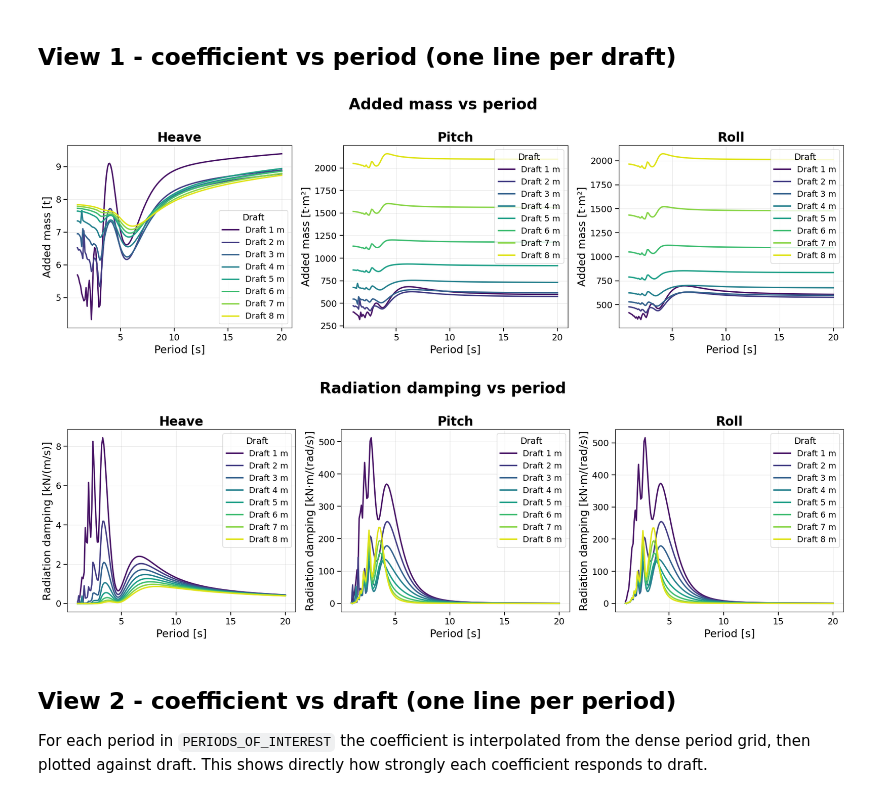
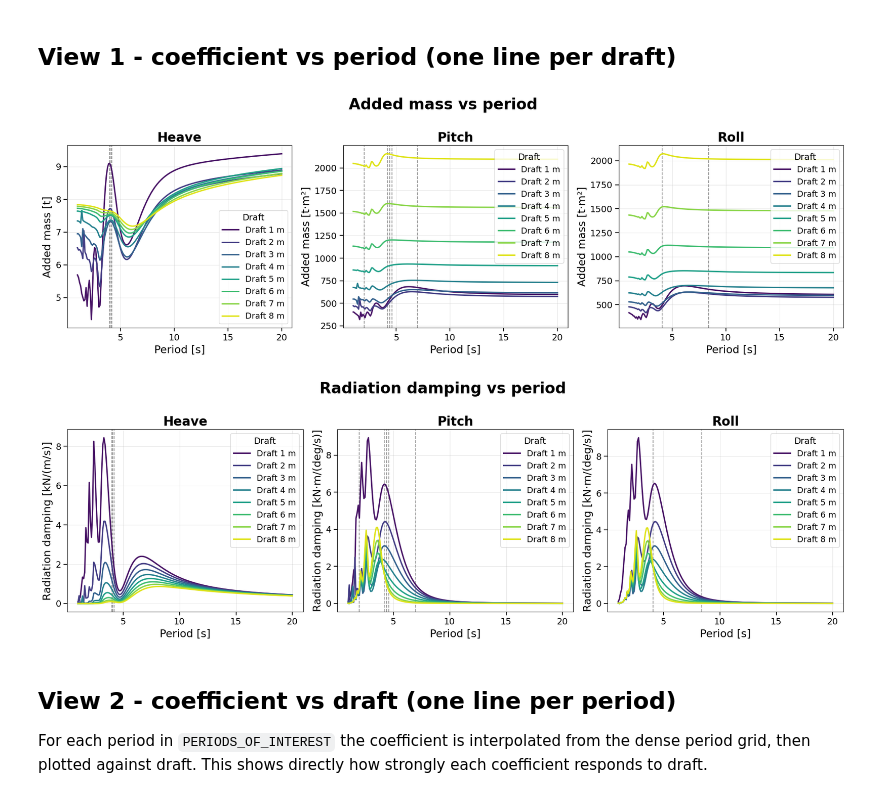
Before and after one commit to veravanspronsen/PHASE2_V2, a Jupyter notebook: Draft sensitivity/DA_draft_sensitivity_analysis.ipynb, the cells around one changed output. Drawn from its saved outputs; the diff is of its cells as text; code cells hidden in the pictures.

```diff
--- a/Draft sensitivity/DA_draft_sensitivity_analysis.ipynb
+++ b/Draft sensitivity/DA_draft_sensitivity_analysis.ipynb
@@ -44,8 +45,25 @@ COLORS = [plt.cm.viridis(x) for x in np.linspace(0.05, 0.95, len(DATASETS))]
 # DOFs to plot, in this order. Value = 0-based diagonal index (Surge=0..Yaw=5).
 DOFS = [("Heave", 2), ("Pitch", 4), ("Roll", 3)]
 
+# Rotational radiation damping is exported per rad/s; divide by this for per deg/s.
+RAD2DEG = 180.0 / np.pi   # = 57.2958
+
 # Periods at which to cut the "vs draft" sensitivity plots [s].
-PERIODS_OF_INTEREST = [4.1, 8.2]
+# Default list, used for any DOF without an explicit override below.
+PERIODS_OF_INTEREST = [4.1, 8.4]
+
+# Optional per-DOF override of the periods of interest.
+# Key = DOF name (as in DOFS); value = list of periods [s].
+# A DOF missing here falls back to PERIODS_OF_INTEREST, so you can give each
+# DOF its own resonance / period of interest (e.g. heave vs pitch vs roll).
+PERIODS_OF_INTEREST_BY_DOF = {
+    "Heave": [4.0, 4.1 ,4.2],
+    "Pitch": [ 2, 4.2, 4.4 ,4.6, 7],
+    "Roll":  [4.1, 8.4]
+}
+
+# Draw the periods of interest as vertical guide lines on the "vs period" plots.
+SHOW_POI_LINES = True
 
 # Load-RAO sheet: "Load RAOs (diffraction)" (direct) or "Load RAOs (Haskind)"
 # (cross-check via the radiation potentials; should match closely).
@@ -83,16 +101,29 @@ def read_matrix_sheet(xlsx, sheet):
 def read_all(sheet):
     """Read one sheet for every dataset once. Returns {name: (periods, diag)}."""
     return {name: read_matrix_sheet(path, sheet) for path, name in DATASETS.items()}
+
+
+
+def periods_for(dof_name):
+    """Periods of interest for a DOF: per-DOF override, else the global default."""
+    return PERIODS_OF_INTEREST_BY_DOF.get(dof_name, PERIODS_OF_INTEREST)
 # %% [markdown]
 ## View 1 - coefficient vs period (one line per draft)
 # %%
 def plot_vs_period(sheet, title, ylabel1, ylabel2):
     series = read_all(sheet)
+    is_damping = sheet == "Damping"
 
     fig, axes = plt.subplots(1, len(DOFS), figsize=(18, 6))
     for ax, (dof_name, idx) in zip(axes, DOFS):
         for c, (name, (periods, diag)) in zip(COLORS, series.items()):
-            ax.plot(periods, diag[:, idx], lw=2.2, color=c, label=name)
+            y = diag[:, idx]
+            if is_damping and idx in (3, 4, 5):      # rad/s -> deg/s for rotations
+                y = y / RAD2DEG
+            ax.plot(periods, y, lw=2.2, color=c, label=name)
+        if SHOW_POI_LINES:
+            for T in periods_for(dof_name):
+                ax.axvline(T, color="0.4", ls="--", lw=1.2, alpha=0.7, zorder=0)
         ax.set_title(dof_name, fontweight="bold")
         ax.set_xlabel("Period [s]")
         ax.set_ylabel(ylabel1 if ax == axes[0] else ylabel2)
@@ -110,16 +141,16 @@ fig = plot_vs_period(
 fig.savefig(FIG_DIR / "1_added_mass_vs_period.png", dpi=150, bbox_inches="tight")
 plt.show()
 # %% [output]
-[figure, old version]
+[figure, new version]
 # %%
 fig = plot_vs_period(
     "Damping", "Radiation damping vs period",
-    "Radiation damping [kN/(m/s)]", "Radiation damping [kN·m/(rad/s)]",
+    "Radiation damping [kN/(m/s)]", "Radiation damping [kN·m/(deg/s)]",
 )
 fig.savefig(FIG_DIR / "2_damping_vs_period.png", dpi=150, bbox_inches="tight")
 plt.show()
 # %% [output]
-[figure, old version]
+[figure, new version]
 # %% [markdown]
 ## View 2 - coefficient vs draft (one line per period)
 
```
Also changed, not shown: parts of 10 cells of this notebook, 2 other files.
